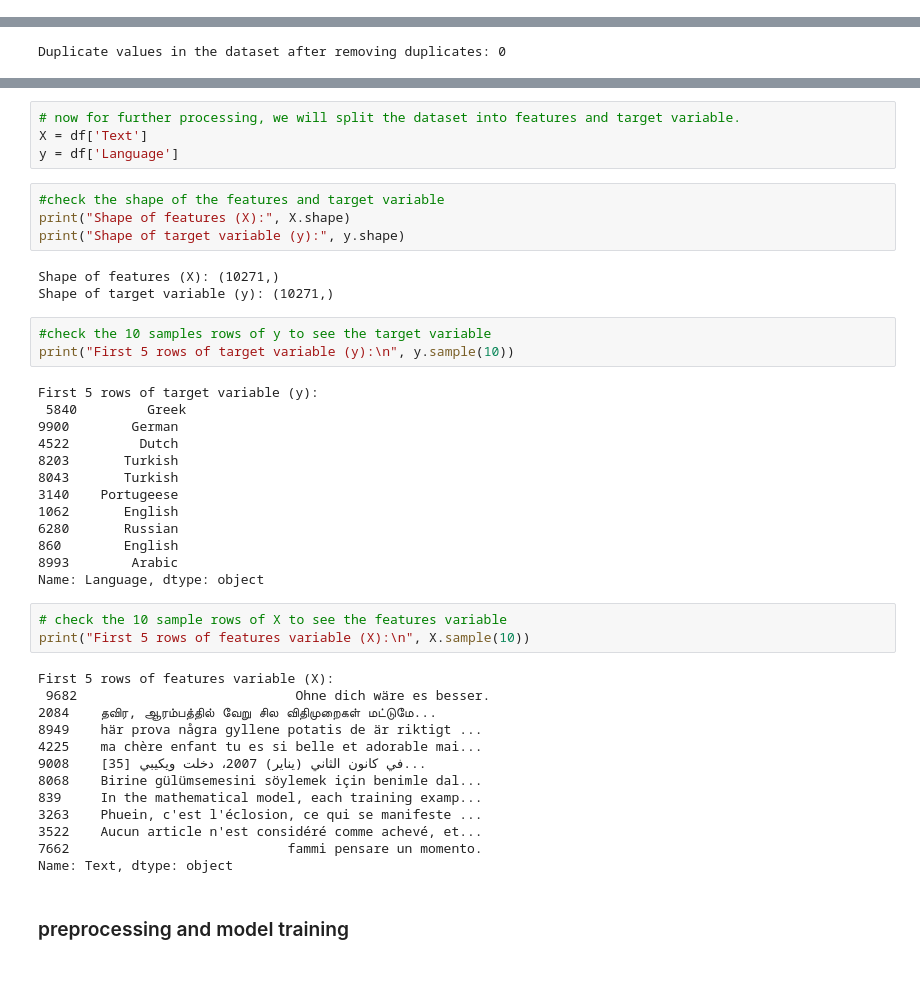
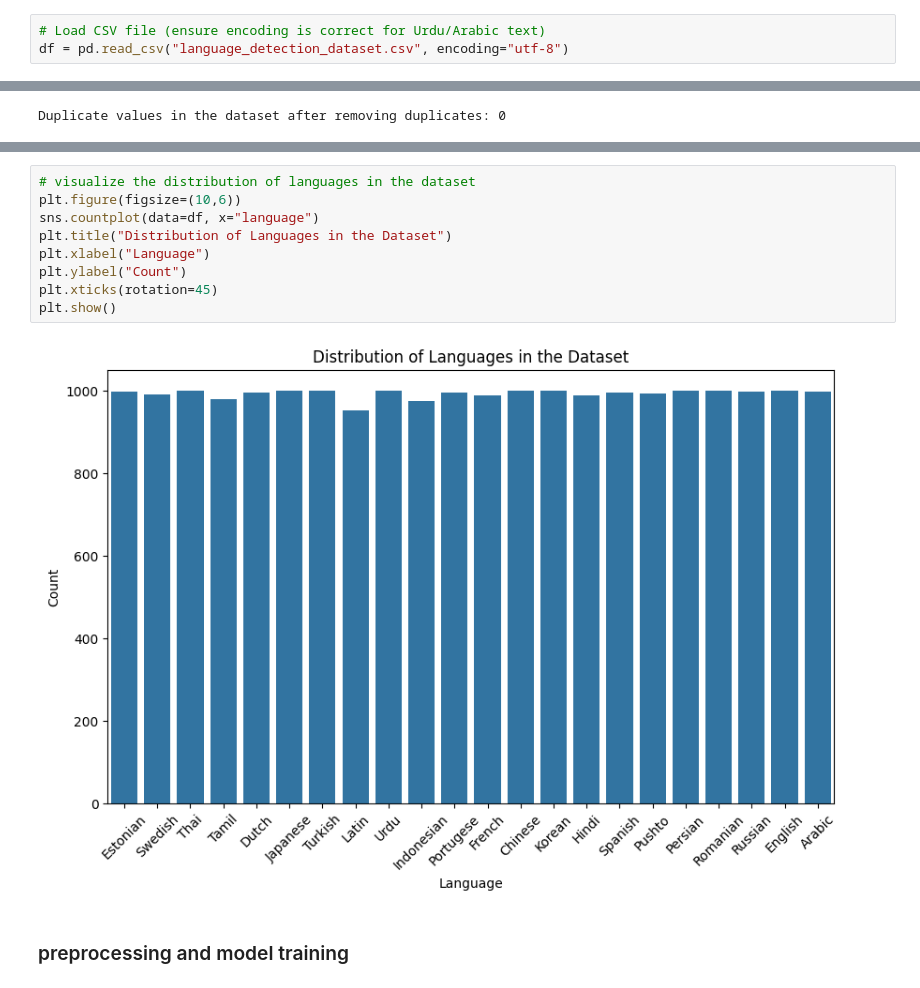
Before and after one commit to isaifullah/Intern_at_Hasnain_Karimain_Software_House, a Jupyter notebook: language_detection_model/language_model.ipynb, the cells around one changed output, grey strips where cells are left out. Drawn from its saved outputs; the diff is of its cells as text.

```diff
--- a/language_detection_model/language_model.ipynb
+++ b/language_detection_model/language_model.ipynb
@@ -48,3 +34,6 @@ df.head()
+# %%
+# Load CSV file (ensure encoding is correct for Urdu/Arabic text)
+df = pd.read_csv("language_detection_dataset.csv", encoding="utf-8")
 # %%
 #checking the shape of the dataset
 print("The shape of the dataset is:", df.shape)
@@ -172,45 +62,13 @@ print("✅ Chart saved → language_distribution.png")
-# %%
-# now for further processing, we will split the dataset into features and target variable.
-X = df['Text']
-y = df['Language']
-# %%
-#check the shape of the features and target variable
-print("Shape of features (X):", X.shape)
-print("Shape of target variable (y):", y.shape)
-# %% [output]
-Shape of features (X): (10271,)
-Shape of target variable (y): (10271,)
-# %%
-#check the 10 samples rows of y to see the target variable
-print("First 5 rows of target variable (y):\n", y.sample(10))
-# %% [output]
-First 5 rows of target variable (y):
- 5840         Greek
-9900        German
-4522         Dutch
-8203       Turkish
-8043       Turkish
-3140    Portugeese
-1062       English
-6280       Russian
-860        English
-8993        Arabic
-Name: Language, dtype: object
-# %%
-# check the 10 sample rows of X to see the features variable
-print("First 5 rows of features variable (X):\n", X.sample(10))
-# %% [output]
-First 5 rows of features variable (X):
- 9682                            Ohne dich wäre es besser.
-2084    தவிர, ஆரம்பத்தில் வேறு சில விதிமுறைகள் மட்டுமே...
-8949    här prova några gyllene potatis de är riktigt ...
-4225    ma chère enfant tu es si belle et adorable mai...
-9008    [35] في كانون الثاني (يناير) 2007، دخلت ويكيبي...
-8068    Birine gülümsemesini söylemek için benimle dal...
-839     In the mathematical model, each training examp...
-3263    Phuein, c'est l'éclosion, ce qui se manifeste ...
-3522    Aucun article n'est considéré comme achevé, et...
-7662                            fammi pensare un momento.
-Name: Text, dtype: object
+# %%
+# visualize the distribution of languages in the dataset
+plt.figure(figsize=(10,6))
+sns.countplot(data=df, x="language")
+plt.title("Distribution of Languages in the Dataset")
+plt.xlabel("Language")
+plt.ylabel("Count")
+plt.xticks(rotation=45)
+plt.show()
+# %% [output]
+[figure, added]
 # %% [markdown]
 ### preprocessing and model training
```
Also changed, not shown: parts of 46 cells of this notebook, 31 other files.
